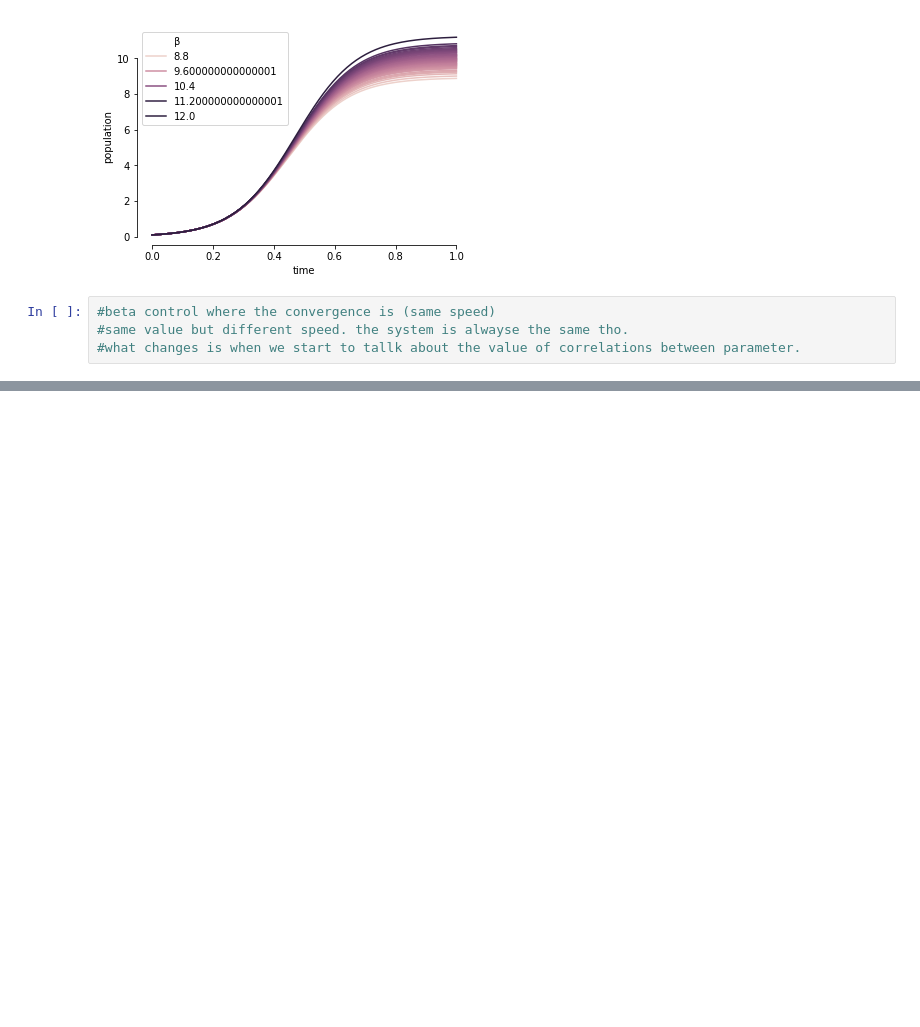
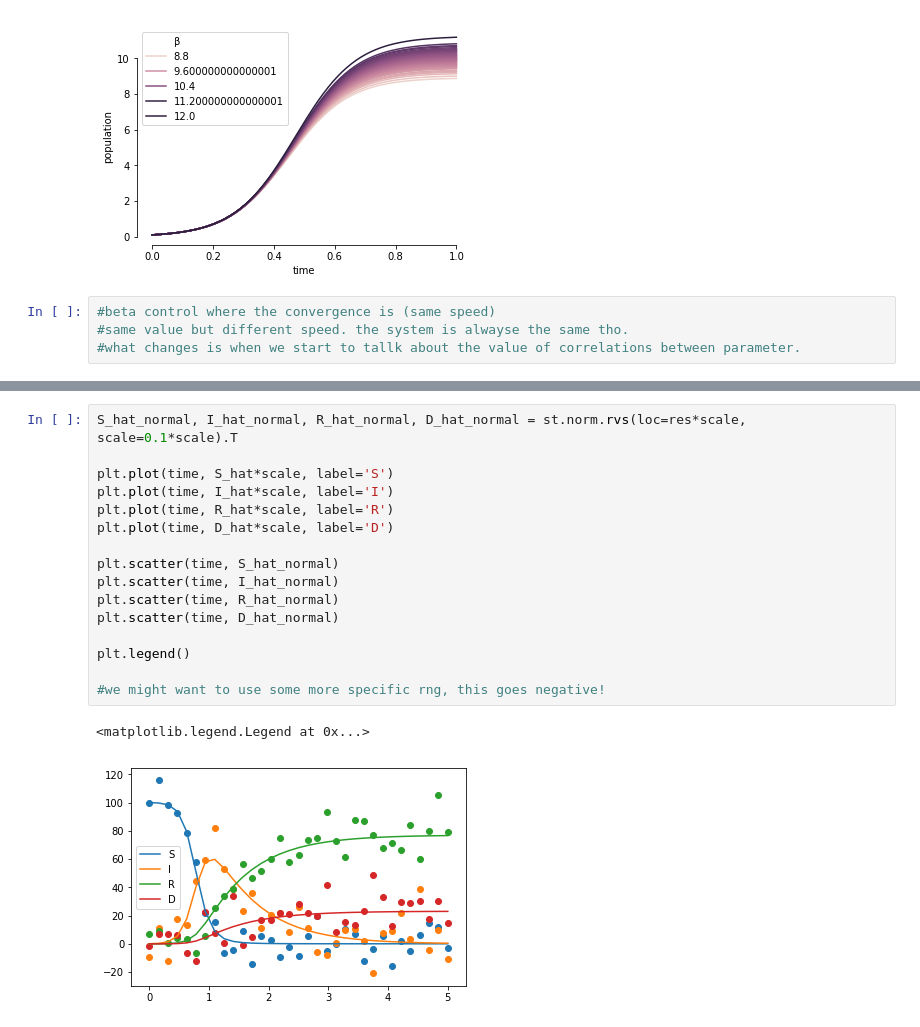
Before and after one commit to Mat092/laboratory-, a Jupyter notebook: ODE_integration.ipynb, the cells around one changed output, grey strips where cells are left out. Drawn from its saved outputs; the diff is of its cells as text; blank space fills up the shorter version.

```diff
--- a/ODE_integration.ipynb
+++ b/ODE_integration.ipynb
@@ -270,0 +353,19 @@ sns.despine(trim = True)
+# %%
+S_hat_normal, I_hat_normal, R_hat_normal, D_hat_normal = st.norm.rvs(loc=res*scale, scale=0.1*scale).T
+
+plt.plot(time, S_hat*scale, label='S')
+plt.plot(time, I_hat*scale, label='I')
+plt.plot(time, R_hat*scale, label='R')
+plt.plot(time, D_hat*scale, label='D')
+
+plt.scatter(time, S_hat_normal)
+plt.scatter(time, I_hat_normal)
+plt.scatter(time, R_hat_normal)
+plt.scatter(time, D_hat_normal)
+
+plt.legend()
+
+#we might want to use some more specific rng, this goes negative!
+# %% [output]
+<matplotlib.legend.Legend at 0x...>
+[figure, added]
```
Also changed, not shown: parts of 15 cells of this notebook.
